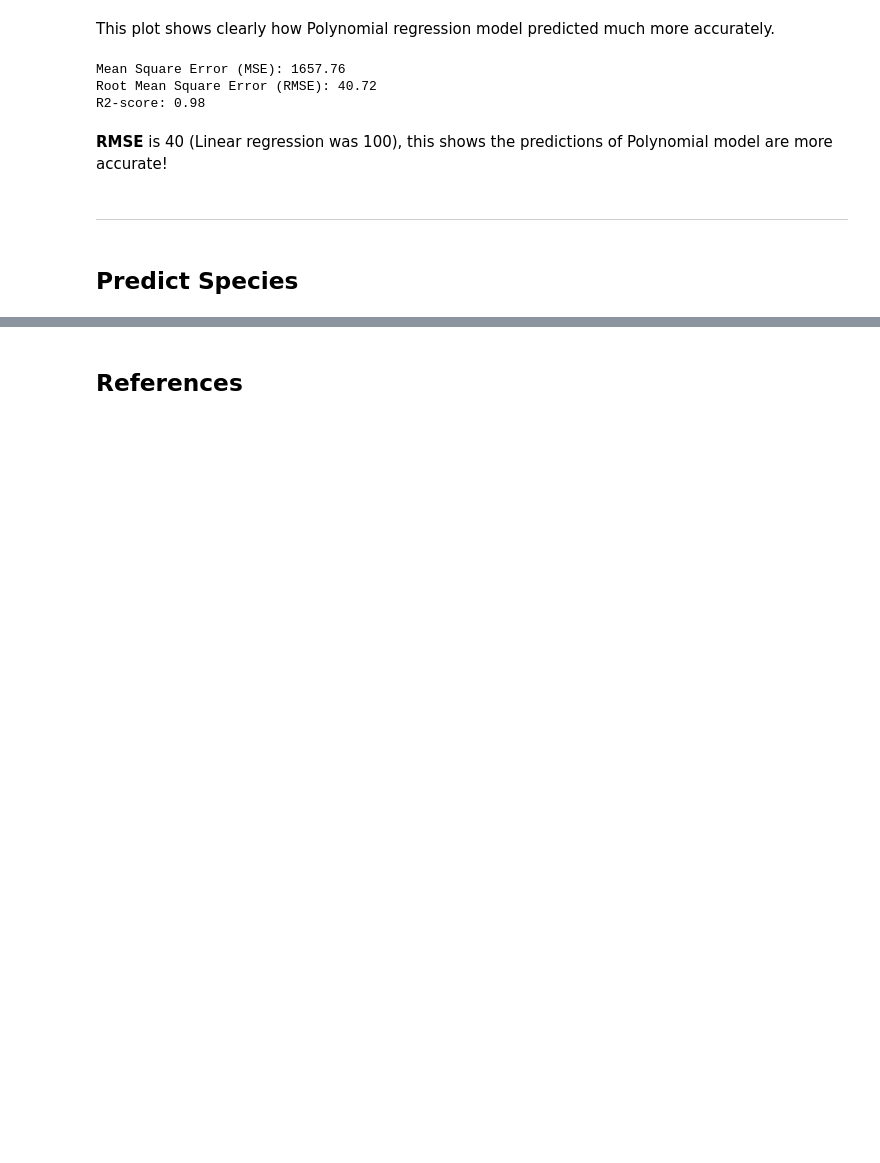
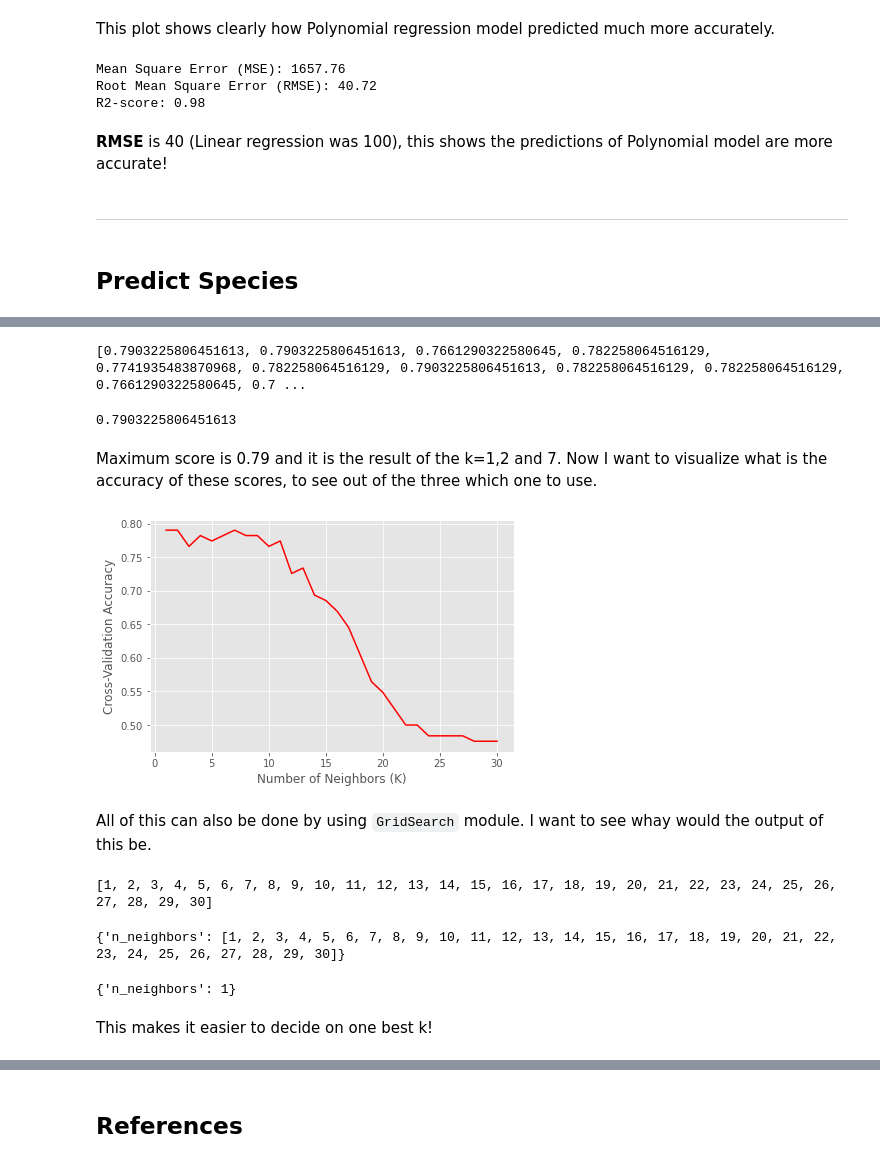
Before and after one commit to vukasm/MachineLearning-Statistics, a Jupyter notebook: Scikit-Learn.ipynb, the cells around one changed output, grey strips where cells are left out. Saved outputs shown, nothing was run; the diff lists cells and outputs as text; code cells hidden in the pictures; blank space fills up the shorter version.

Commit message:
KNN classification

```diff
--- a/Scikit-Learn.ipynb
+++ b/Scikit-Learn.ipynb
@@ -636,0 +648,9 @@ R2-score: 0.98
+# %%
+# Create a new set of features for classification and new y variable.
+features_classification=["Weight", "Length1", "Length2", "Length3", "Height", "Width"]
+y2=df["Species"].values
+# %%
+#Rescale the data.
+scaler_S = StandardScaler()
+X2 = scaler_S.fit(df[features_classification]).transform(df[features_classification].astype(float))
+X2[0:5]
@@ -636,0 +668,5 @@ R2-score: 0.98
+# %%
+# Divide data into train and test sets using train_test_split()
+X2_train, X2_test, y2_train, y2_test = train_test_split( X2, y2, test_size=0.2, random_state=0)
+print ('Train set:', X2_train.shape,  y2_train.shape)
+print ('Test set:', X2_test.shape,  y2_test.shape)
@@ -636,0 +680,62 @@ R2-score: 0.98
+# %%
+# Look for the optimal k.
+Ks = 31
+mean_acc = np.zeros((Ks-1))
+k_scores = []
+
+#Assess scores for each k from 1 to 31.
+for n in range(1,Ks):
+
+    #Train Model and Predict.
+    neigh = KNeighborsClassifier(n_neighbors = n).fit(X2_train,y2_train)
+
+    #Get cross_val_score for KNeighborsClassifier with k neighbours.
+    scores = cross_val_score(neigh, X2_train, y2_train, cv=4, scoring='accuracy')
+
+    #Append mean of scores for k neighbors to k_scores list.
+    k_scores.append(scores.mean())
+#Print scores table.
+print(k_scores)
+# %% [output]
+[0.7903225806451613, 0.7903225806451613, 0.7661290322580645, 0.782258064516129, 0.7741935483870968, 0.782258064516129, 0.7903225806451613, 0.782258064516129, 0.782258064516129, 0.7661290322580645, 0.7 ...
+# %%
+#Look for the maximum score.
+max(k_scores)
+# %% [output]
+0.7903225806451613
+# %% [markdown]
+Maximum score is 0.79 and it is the result of the k=1,2 and 7. Now I want to visualize what is the accuracy of these scores, to see out of the three which one to use.
+# %%
+# Visualize the accuracy for k between 1 to 9.
+plt.plot(range(1,Ks),k_scores,'r')
+plt.ylabel('Cross-Validation Accuracy')
+plt.xlabel('Number of Neighbors (K)')
+plt.tight_layout()
+plt.show()
+# %% [output]
+[figure, added]
+# %% [markdown]
+All of this can also be done by using `GridSearch` module. I want to see whay would the output of this be.
+# %%
+#Set ks.
+k_range = list(range(1, 31))
+print(k_range)
+# %% [output]
+[1, 2, 3, 4, 5, 6, 7, 8, 9, 10, 11, 12, 13, 14, 15, 16, 17, 18, 19, 20, 21, 22, 23, 24, 25, 26, 27, 28, 29, 30]
+# %%
+# Create a dictionary of grid parameters.
+param_grid = dict(n_neighbors=k_range)
+print(param_grid)
+# %% [output]
+{'n_neighbors': [1, 2, 3, 4, 5, 6, 7, 8, 9, 10, 11, 12, 13, 14, 15, 16, 17, 18, 19, 20, 21, 22, 23, 24, 25, 26, 27, 28, 29, 30]}
+# %%
+# Instantiate the grid.
+grid = GridSearchCV(neigh, param_grid, cv=4, scoring='accuracy')
+# Fit the grid with data.
+grid.fit(X2_train, y2_train)
+# Get results of best parameters.
+grid.best_params_
+# %% [output]
+{'n_neighbors': 1}
+# %% [markdown]
+This makes it easier to decide on one best k!
```
Also changed, not shown: parts of 19 cells of this notebook.
